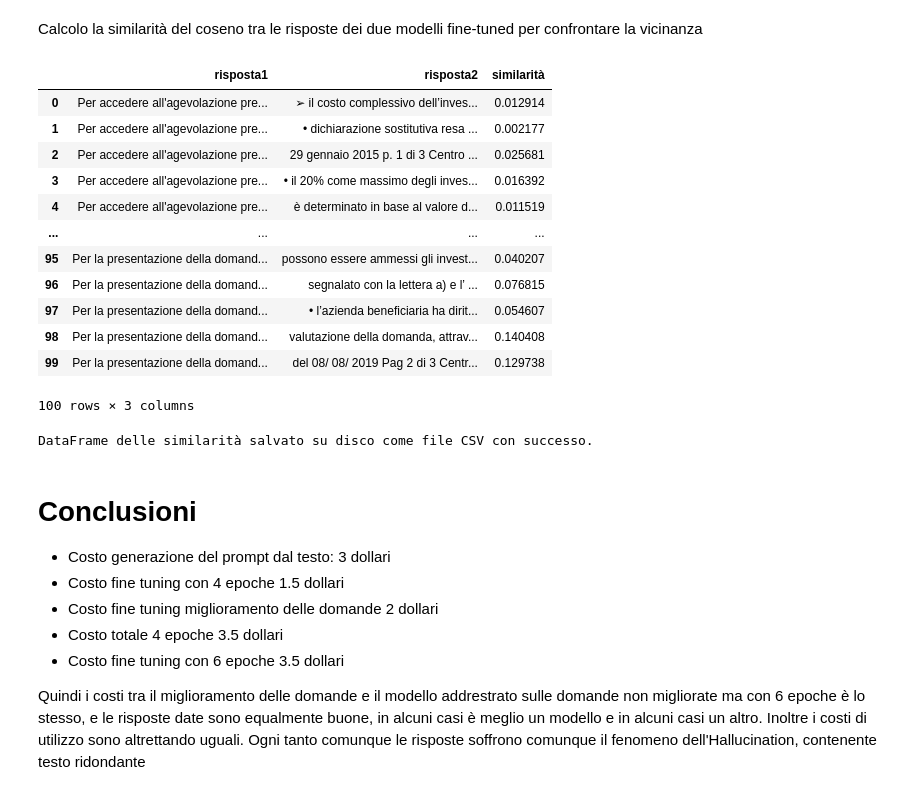
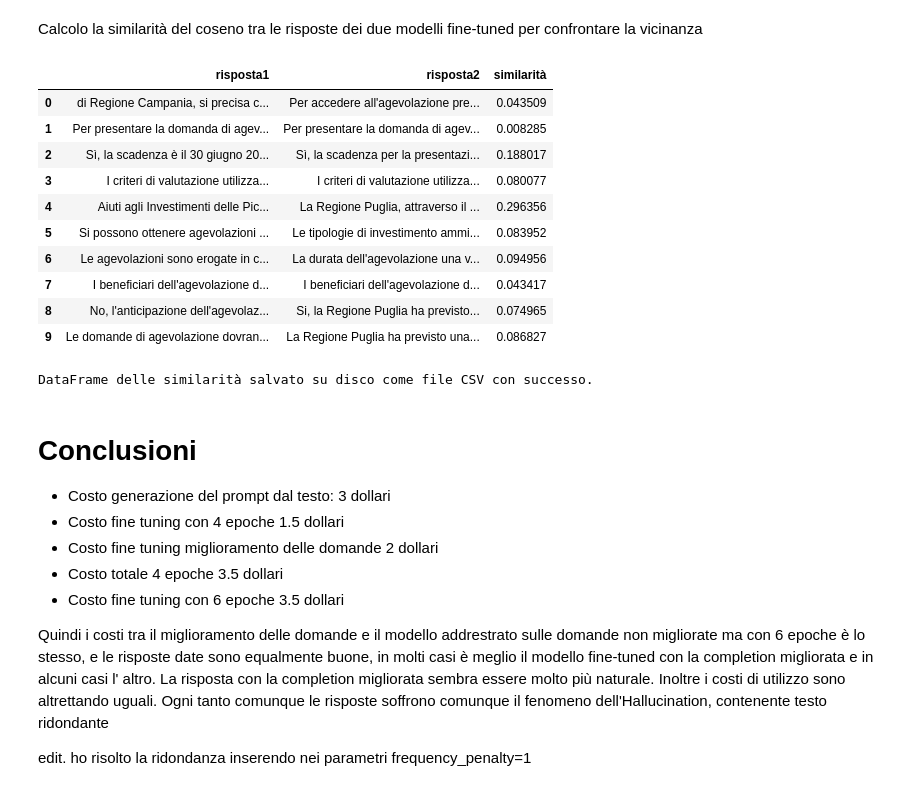
Before and after one commit to GiacomoSignorile/Davinci-002-Finetuning-Bandi-Puglia, a Jupyter notebook: Notebook/04_Fine_tuning_Evaluations.ipynb, the cells around one changed output. Drawn from its saved outputs; the diff is of its cells as text; code cells hidden in the pictures.

Commit message:
Migliorate Evaluations

```diff
--- a/Notebook/04_Fine_tuning_Evaluations.ipynb
+++ b/Notebook/04_Fine_tuning_Evaluations.ipynb
@@ -206,8 +206,8 @@ for domanda in domande_generate:
         prompt=domanda,
         max_tokens=1024,
         n=1,
-        stop=None,
-        temperature=0.6
+        temperature=0.5,
+        frequency_penalty=1
     )
     risposta = client['choices'][0]['text'].strip()
     risposte_generate.append(risposta)
@@ -514,9 +515,10 @@ for domanda in domande_generate:
         prompt=domanda,
         max_tokens=1024,
         n=1,
-        stop=None,
-        temperature=0.5
+        temperature=0.5,
+        frequency_penalty = 1
     )
+    print(domanda)
     risposta = client['choices'][0]['text'].strip()
     risposte_generate2.append(risposta)
     time.sleep(5)
@@ -556,58 +569,52 @@ Calcolo la similarità del coseno tra le risposte dei due modelli fine-tuned per
 # %%
 import pandas as pd
 import numpy as np
 
 import nltk
 from nltk.corpus import stopwords
 import string
 
 from sklearn.feature_extraction.text import TfidfVectorizer
 
 from tqdm import tqdm
 
-import matplotlib.pyplot as plt
-import seaborn as sns
-
-
 remove_punctuation_map = dict((ord(char), None) for char in string.punctuation)
 ita_stopwords = stopwords.words('italian')
 
 def preprocess(text):
-	return nltk.word_tokenize(text.lower().translate(remove_punctuation_map))
-
+    return nltk.word_tokenize(text.lower().translate(remove_punctuation_map))
 
 vectorizer = TfidfVectorizer(tokenizer=preprocess, stop_words=ita_stopwords)
 
 def compute_similarity(a, b):
-  tfidf = vectorizer.fit_transform([a, b])
-
-  return ((tfidf * tfidf.T).toarray())[0,1]
+    tfidf = vectorizer.fit_transform([a, b])
+    return ((tfidf * tfidf.T).toarray())[0, 1]
 
 similarities = []
 
-for risposta1 in df['Risposta']:
-    for risposta2 in df2['Risposta']:
-        similarity = compute_similarity(risposta1, risposta2)
+for i in tqdm(range(len(df))):
+    risposta1 = df.loc[i, 'Risposta']
+    risposta2 = df2.loc[i, 'Risposta']
 
-        similarities.append((risposta1, risposta2, similarity))
+    similarity = compute_similarity(risposta1, risposta2)
+
+    similarities.append((risposta1, risposta2, similarity))
 
 df_similarity = pd.DataFrame(similarities, columns=['risposta1', 'risposta2', 'similarità'])
 
 df_similarity
 # %% [output]
 |  | risposta1 | risposta2 | similarità |
-| 0 | Per accedere all'agevolazione pre... | ➢ il costo complessivo dell’inves... | 0.012914 |
-| 1 | Per accedere all'agevolazione pre... | • dichiarazione sostitutiva resa ... | 0.002177 |
-| 2 | Per accedere all'agevolazione pre... | 29 gennaio 2015 p. 1 di 3 Centro ... | 0.025681 |
-| 3 | Per accedere all'agevolazione pre... | • il 20% come massimo degli inves... | 0.016392 |
-| 4 | Per accedere all'agevolazione pre... | è determinato in base al valore d... | 0.011519 |
-| ... | ... | ... | ... |
-| 95 | Per la presentazione della domand... | possono essere ammessi gli invest... | 0.040207 |
-| 96 | Per la presentazione della domand... | segnalato con la lettera a) e l’ ... | 0.076815 |
-| 97 | Per la presentazione della domand... | • l’azienda beneficiaria ha dirit... | 0.054607 |
-| 98 | Per la presentazione della domand... | valutazione della domanda, attrav... | 0.140408 |
-| 99 | Per la presentazione della domand... | del 08/ 08/ 2019 Pag 2 di 3 Centr... | 0.129738 |
+| 0 | di Regione Campania, si precisa c... | Per accedere all'agevolazione pre... | 0.043509 |
+| 1 | Per presentare la domanda di agev... | Per presentare la domanda di agev... | 0.008285 |
+| 2 | Sì, la scadenza è il 30 giugno 20... | Sì, la scadenza per la presentazi... | 0.188017 |
+| 3 | I criteri di valutazione utilizza... | I criteri di valutazione utilizza... | 0.080077 |
+| 4 | Aiuti agli Investimenti delle Pic... | La Regione Puglia, attraverso il ... | 0.296356 |
+| 5 | Si possono ottenere agevolazioni ... | Le tipologie di investimento ammi... | 0.083952 |
+| 6 | Le agevolazioni sono erogate in c... | La durata dell'agevolazione una v... | 0.094956 |
+| 7 | I beneficiari dell'agevolazione d... | I beneficiari dell'agevolazione d... | 0.043417 |
+| 8 | No, l'anticipazione dell'agevolaz... | Si, la Regione Puglia ha previsto... | 0.074965 |
+| 9 | Le domande di agevolazione dovran... | La Regione Puglia ha previsto una... | 0.086827 |
-100 rows × 3 columns
 # %%
 df_similarity.to_csv("similarities.csv", index=False, encoding="utf-8")
 
@@ -628,4 +635,6 @@ DataFrame delle similarità salvato su disco come file CSV con successo.
 
 
 
-Quindi i costi tra il miglioramento delle domande e il modello addrestrato sulle domande non migliorate ma con 6 epoche è lo stesso, e le risposte date sono equalmente buone, in alcuni casi è meglio un modello e in alcuni casi un altro. Inoltre i costi di utilizzo sono altrettando uguali. Ogni tanto comunque le risposte soffrono comunque il fenomeno dell'Hallucination, contenente testo ridondante
+Quindi i costi tra il miglioramento delle domande e il modello addrestrato sulle domande non migliorate ma con 6 epoche è lo stesso, e le risposte date sono equalmente buone, in molti casi è meglio il modello fine-tuned con la completion migliorata e in alcuni casi l' altro. La risposta con la completion migliorata sembra essere molto più naturale. Inoltre i costi di utilizzo sono altrettando uguali. Ogni tanto comunque le risposte soffrono comunque il fenomeno dell'Hallucination, contenente testo ridondante
+
+edit. ho risolto la ridondanza inserendo nei parametri frequency_penalty=1
```
Also changed, not shown: parts of 6 cells of this notebook, 3 other files.
